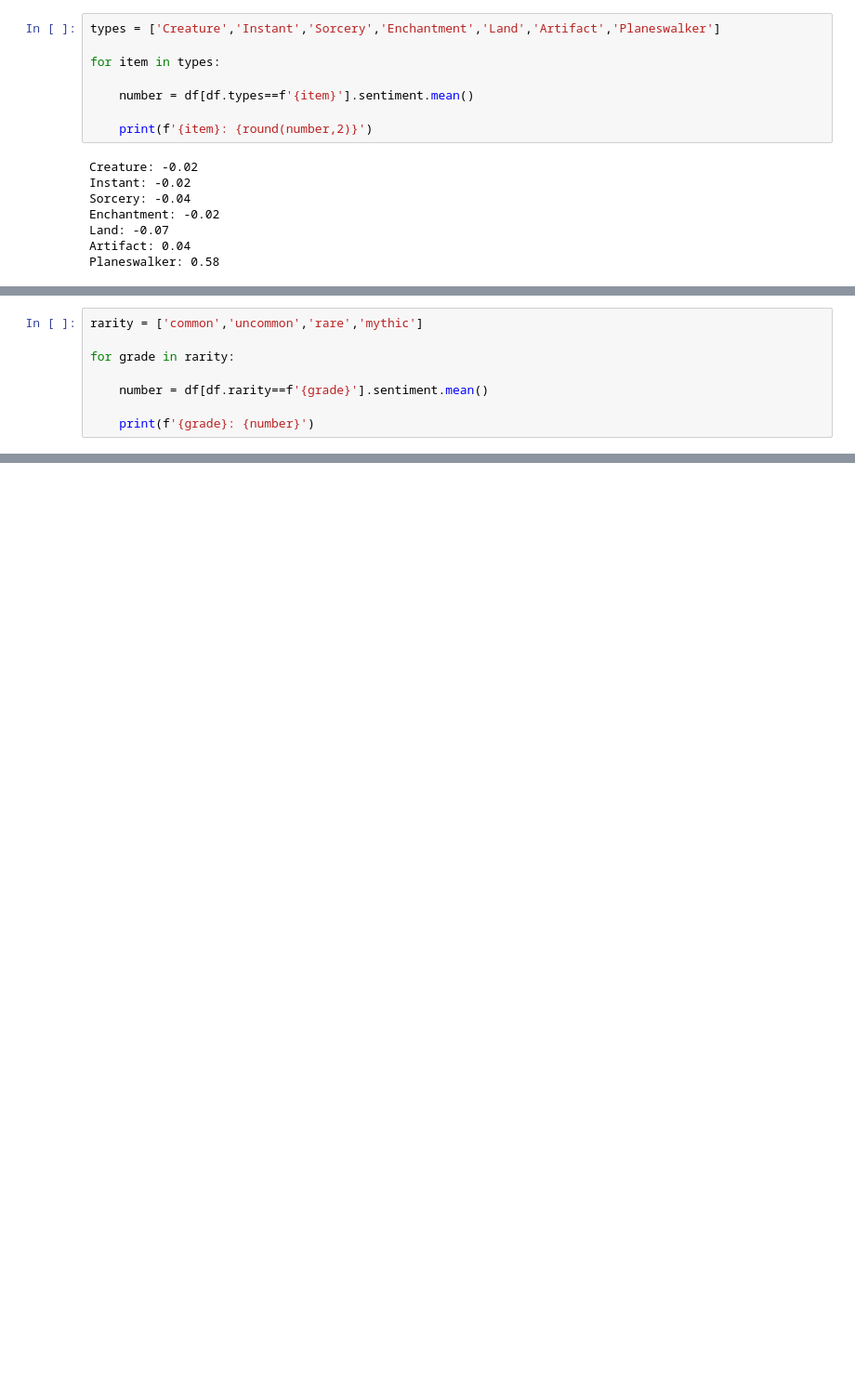
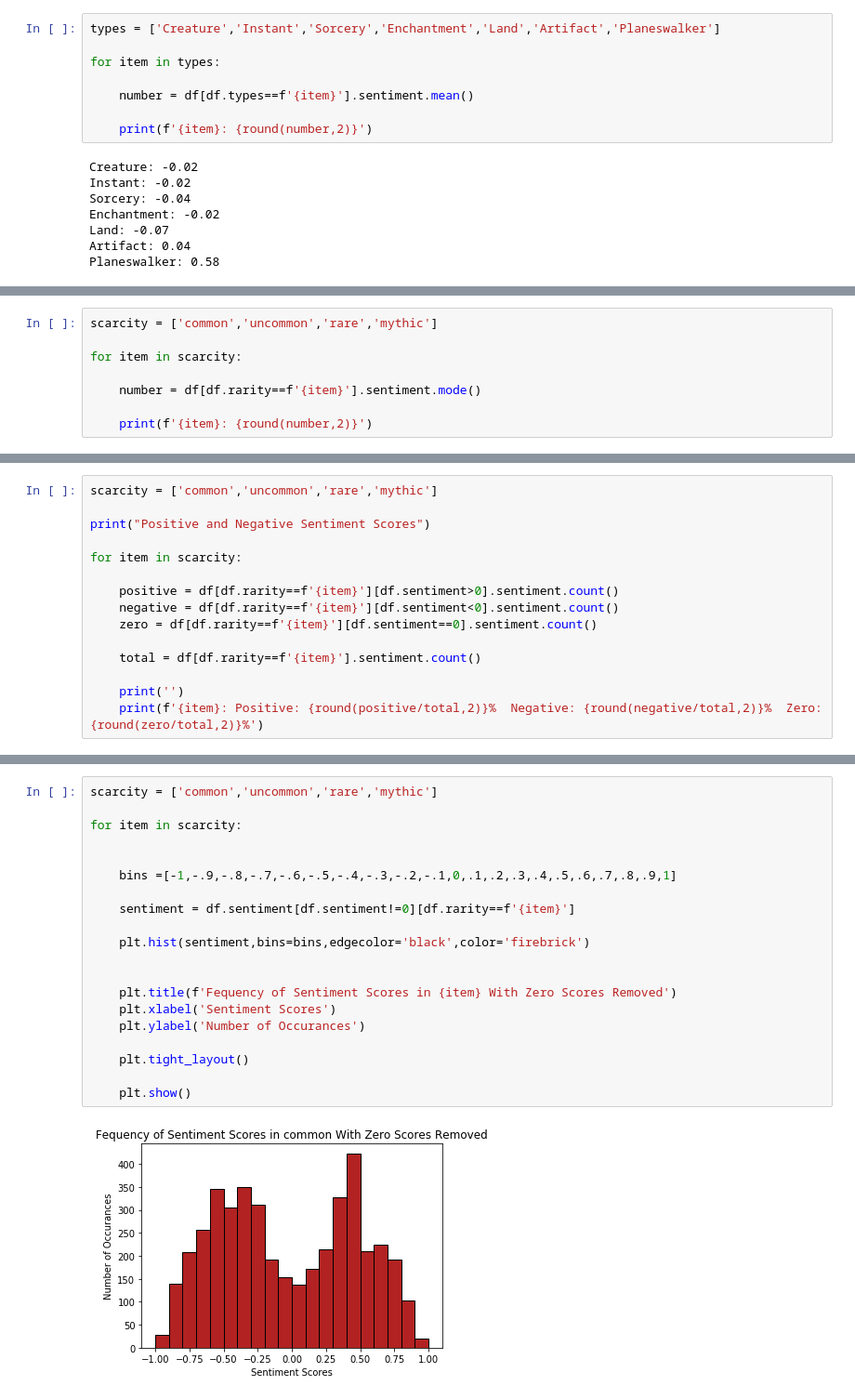
Before and after one commit to Johndsalas/Sentiment_Analysis_Magic_The_Gathering, a Jupyter notebook: magic_sentiment_analysis.ipynb, the cells around one changed output, grey strips where cells are left out. Shown at 93% size. Saved outputs shown, nothing was run; the diff lists cells and outputs as text; blank space fills up the shorter version.

```diff
--- a/magic_sentiment_analysis.ipynb
+++ b/magic_sentiment_analysis.ipynb
@@ -539,8 +633,8 @@ df[df.sentiment==0].colorIdentity.value_counts()
 # %%
-rarity = ['common','uncommon','rare','mythic']
+scarcity = ['common','uncommon','rare','mythic']
 
-for grade in rarity:
+for item in scarcity:
 
-    number = df[df.rarity==f'{grade}'].sentiment.mean()
+    number = df[df.rarity==f'{item}'].sentiment.mode()
 
-    print(f'{grade}: {number}')
+    print(f'{item}: {round(number,2)}')
@@ -584,0 +650,15 @@ for cost in costs:
+# %%
+scarcity = ['common','uncommon','rare','mythic']
+
+print("Positive and Negative Sentiment Scores")
+
+for item in scarcity:
+
+    positive = df[df.rarity==f'{item}'][df.sentiment>0].sentiment.count()
+    negative = df[df.rarity==f'{item}'][df.sentiment<0].sentiment.count()
+    zero = df[df.rarity==f'{item}'][df.sentiment==0].sentiment.count()
+
+    total = df[df.rarity==f'{item}'].sentiment.count()
+
+    print('')
+    print(f'{item}: Positive: {round(positive/total,2)}%  Negative: {round(negative/total,2)}%  Zero: {round(zero/total,2)}%')
@@ -584,0 +675,22 @@ for cost in costs:
+# %%
+scarcity = ['common','uncommon','rare','mythic']
+
+for item in scarcity:
+
+
+    bins =[-1,-.9,-.8,-.7,-.6,-.5,-.4,-.3,-.2,-.1,0,.1,.2,.3,.4,.5,.6,.7,.8,.9,1]
+
+    sentiment = df.sentiment[df.sentiment!=0][df.rarity==f'{item}']
+
+    plt.hist(sentiment,bins=bins,edgecolor='black',color='firebrick')
+
+
+    plt.title(f'Fequency of Sentiment Scores in {item} With Zero Scores Removed')
+    plt.xlabel('Sentiment Scores')
+    plt.ylabel('Number of Occurances')
+
+    plt.tight_layout()
+
+    plt.show()
+# %% [output]
+[figure, added]
```
Also changed, not shown: parts of 39 cells of this notebook.
